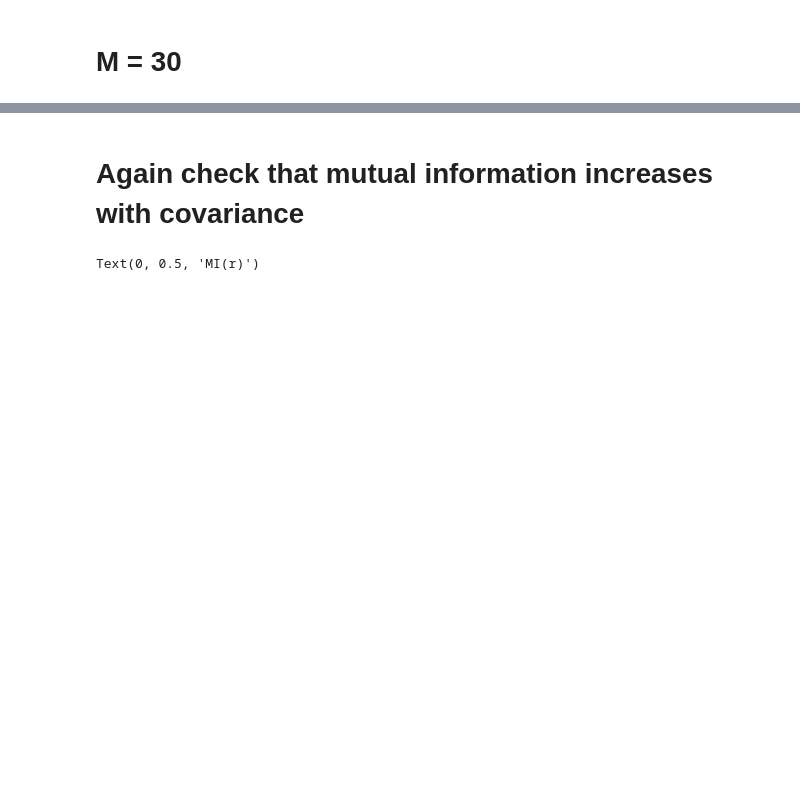
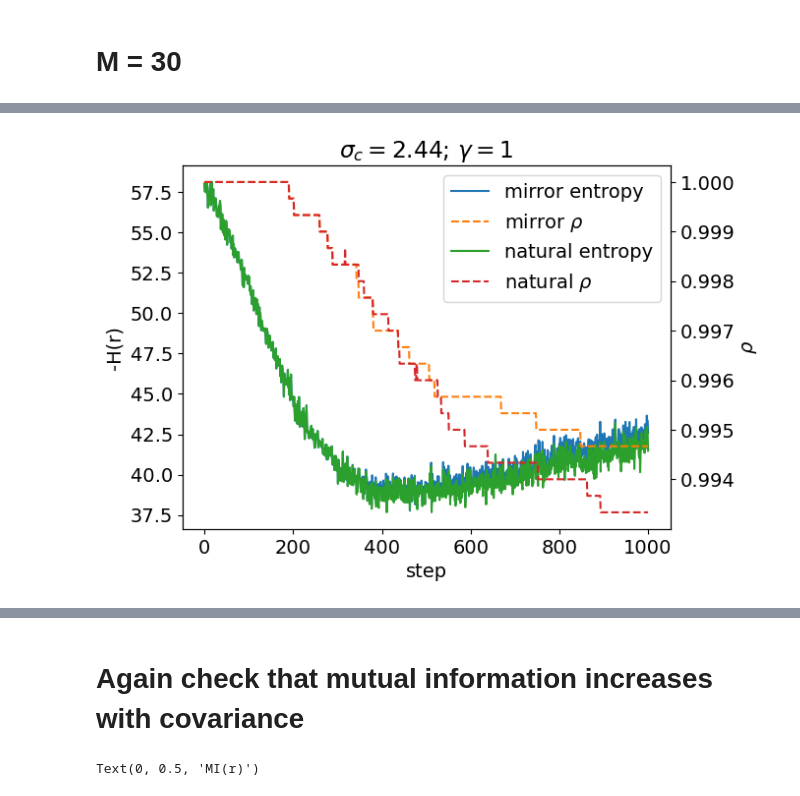
Before and after one commit to juancarlosfdc/noncanonical-olfaction, a Jupyter notebook: canonical-model-jax.ipynb, the cells around one changed output, grey strips where cells are left out. Cells and saved outputs as stored; diff of their text form; code cells hidden in the pictures; blank space fills up the shorter version.

```diff
--- a/canonical-model-jax.ipynb
+++ b/canonical-model-jax.ipynb
@@ -327,0 +332,21 @@ W2 = W_opt**2
+# %%
+fig, ax = plt.subplots()
+ent, = ax.plot(mirror_ents, label='mirror entropy', color='tab:blue')
+nent, = ax.plot(natural_ents, label='natural entropy', color='tab:green')
+ax.set_xlabel('step')
+ax.set_ylabel('-H(r)')
+ax.set_title(r'$\sigma_c = 2.44$; $\gamma = 1$')
+ax2 = ax.twinx()
+rho, = ax2.plot(mirror_rhos, color='tab:orange', linestyle='--', label=r'mirror $\rho$')
+nrho, = ax2.plot(natural_rhos, color='tab:red', linestyle='--', label=r'natural $\rho$')
+ax2.set_ylabel(r'$\rho$')
+# ax2.tick_params(axis='y', labelcolor='orange')
+
+lines = [ent, rho, nent, nrho]
+labels = [line.get_label() for line in lines]
+ax.legend(lines, labels)
+
+
+fig.savefig('tmp.png')
+# %% [output]
+[figure, added]
```
Also changed, not shown: parts of 42 cells of this notebook.
